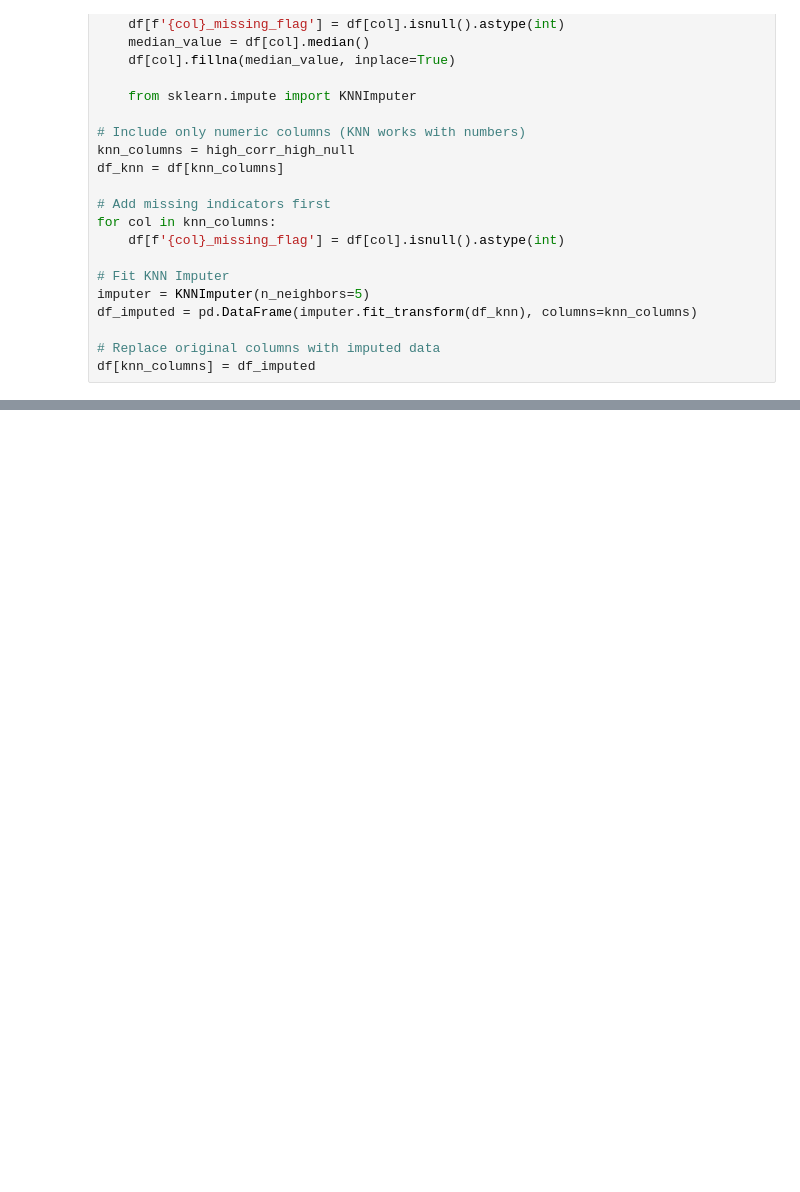
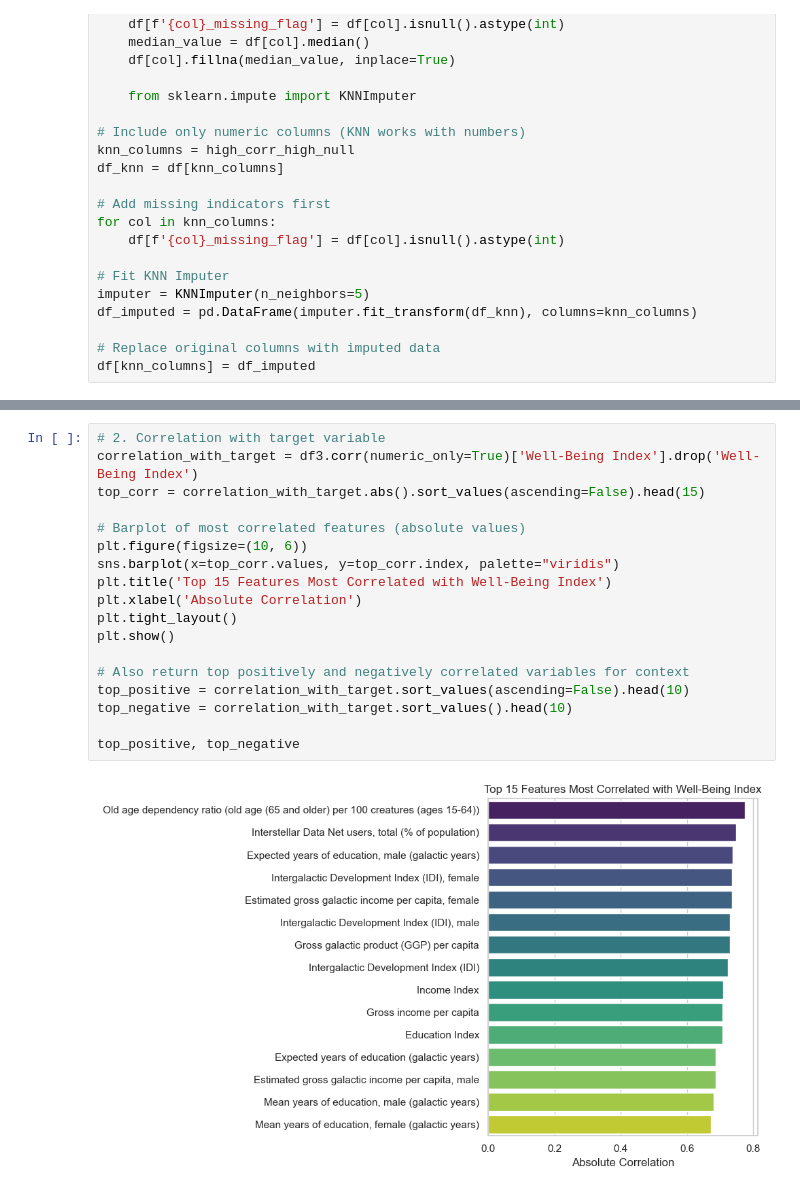
Before and after one commit to VAL-Jerono/Galaxies-Well-being, a Jupyter notebook: Galaxies.ipynb, the cells around one changed output, grey strips where cells are left out. Drawn from its saved outputs; the diff is of its cells as text; blank space fills up the shorter version.

```diff
--- a/Galaxies.ipynb
+++ b/Galaxies.ipynb
@@ -1109,0 +1078,20 @@ display(comparison_df)
+# %%
+# 2. Correlation with target variable
+correlation_with_target = df3.corr(numeric_only=True)['Well-Being Index'].drop('Well-Being Index')
+top_corr = correlation_with_target.abs().sort_values(ascending=False).head(15)
+
+# Barplot of most correlated features (absolute values)
+plt.figure(figsize=(10, 6))
+sns.barplot(x=top_corr.values, y=top_corr.index, palette="viridis")
+plt.title('Top 15 Features Most Correlated with Well-Being Index')
+plt.xlabel('Absolute Correlation')
+plt.tight_layout()
+plt.show()
+
+# Also return top positively and negatively correlated variables for context
+top_positive = correlation_with_target.sort_values(ascending=False).head(10)
+top_negative = correlation_with_target.sort_values().head(10)
+
+top_positive, top_negative
+# %% [output]
+[figure, added]
```
Also changed, not shown: parts of 50 cells of this notebook, 3 other files.
